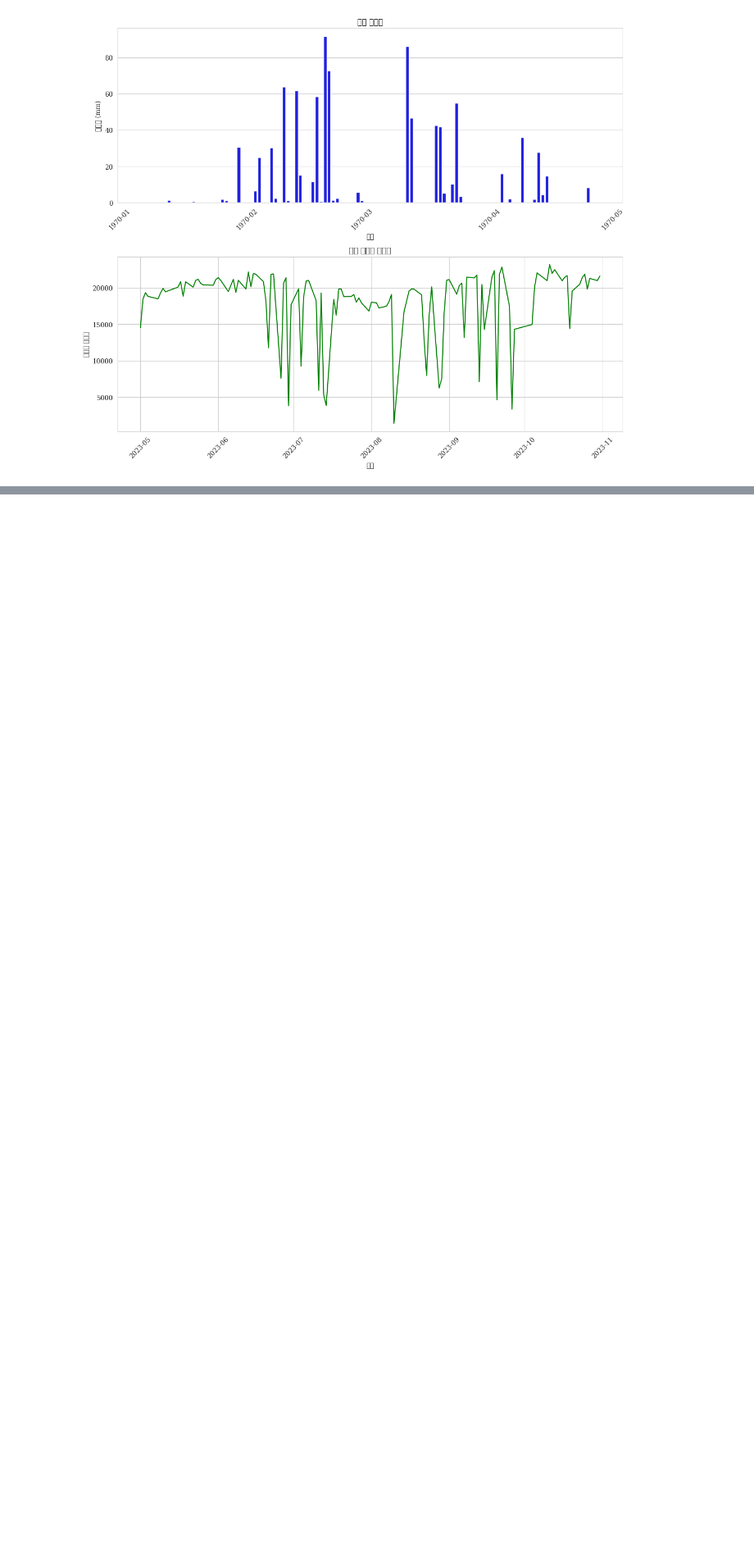
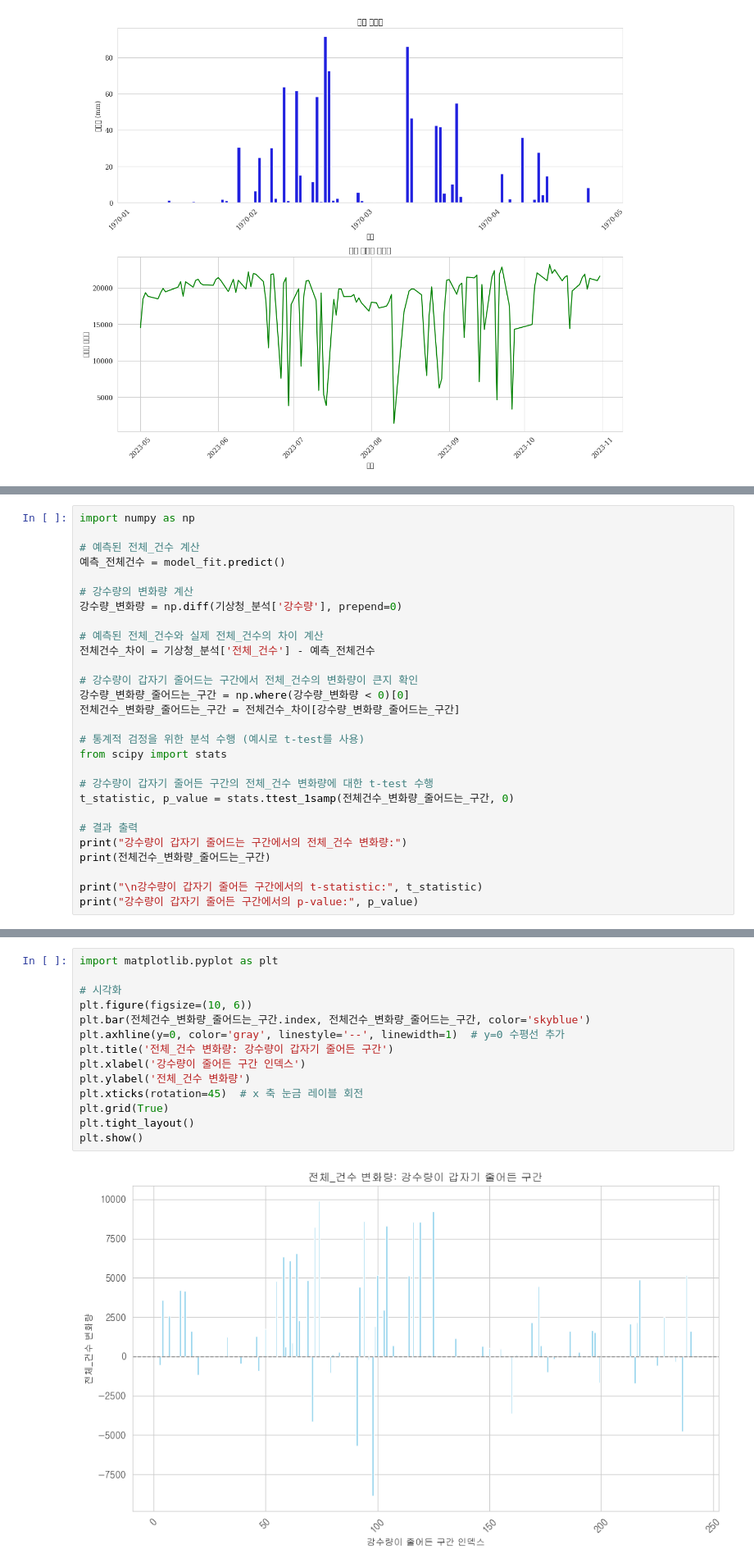
Before and after one commit to minseokpark6/SemiProject_Group3, a Jupyter notebook: Code/choiinwoo/20240506_자료.ipynb, the cells around one changed output, grey strips where cells are left out. Shown at 82% size. Saved outputs shown, nothing was run; the diff lists cells and outputs as text; blank space fills up the shorter version.

```diff
--- a/Code/choiinwoo/20240506_자료.ipynb
+++ b/Code/choiinwoo/20240506_자료.ipynb
@@ -450,0 +535,28 @@ plt.show()
+# %%
+import numpy as np
+
+# 예측된 전체_건수 계산
+예측_전체건수 = model_fit.predict()
+
+# 강수량의 변화량 계산
+강수량_변화량 = np.diff(기상청_분석['강수량'], prepend=0)
+
+# 예측된 전체_건수와 실제 전체_건수의 차이 계산
+전체건수_차이 = 기상청_분석['전체_건수'] - 예측_전체건수
+
+# 강수량이 갑자기 줄어드는 구간에서 전체_건수의 변화량이 큰지 확인
+강수량_변화량_줄어드는_구간 = np.where(강수량_변화량 < 0)[0]
+전체건수_변화량_줄어드는_구간 = 전체건수_차이[강수량_변화량_줄어드는_구간]
+
+# 통계적 검정을 위한 분석 수행 (예시로 t-test를 사용)
+from scipy import stats
+
+# 강수량이 갑자기 줄어든 구간의 전체_건수 변화량에 대한 t-test 수행
+t_statistic, p_value = stats.ttest_1samp(전체건수_변화량_줄어드는_구간, 0)
+
+# 결과 출력
+print("강수량이 갑자기 줄어드는 구간에서의 전체_건수 변화량:")
+print(전체건수_변화량_줄어드는_구간)
+
+print("\n강수량이 갑자기 줄어든 구간에서의 t-statistic:", t_statistic)
+print("강수량이 갑자기 줄어든 구간에서의 p-value:", p_value)
@@ -450,0 +580,16 @@ plt.show()
+# %%
+import matplotlib.pyplot as plt
+
+# 시각화
+plt.figure(figsize=(10, 6))
+plt.bar(전체건수_변화량_줄어드는_구간.index, 전체건수_변화량_줄어드는_구간, color='skyblue')
+plt.axhline(y=0, color='gray', linestyle='--', linewidth=1)  # y=0 수평선 추가
+plt.title('전체_건수 변화량: 강수량이 갑자기 줄어든 구간')
+plt.xlabel('강수량이 줄어든 구간 인덱스')
+plt.ylabel('전체_건수 변화량')
+plt.xticks(rotation=45)  # x 축 눈금 레이블 회전
+plt.grid(True)
+plt.tight_layout()
+plt.show()
+# %% [output]
+[figure, added]
```
Also changed, not shown: parts of 5 cells of this notebook.
